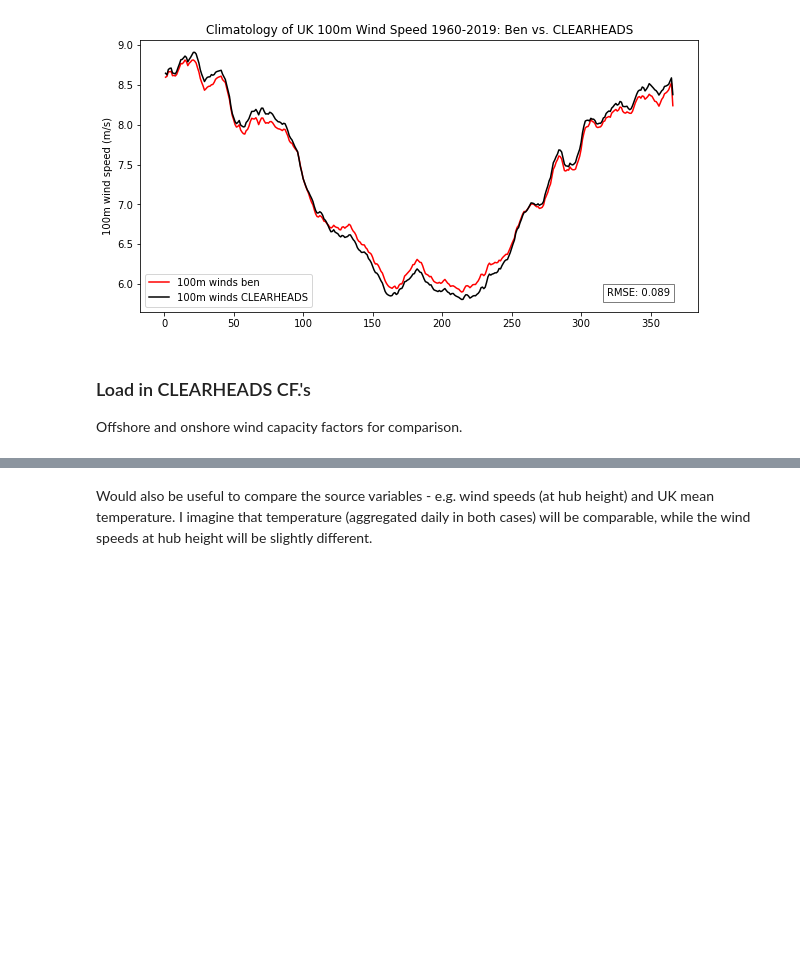
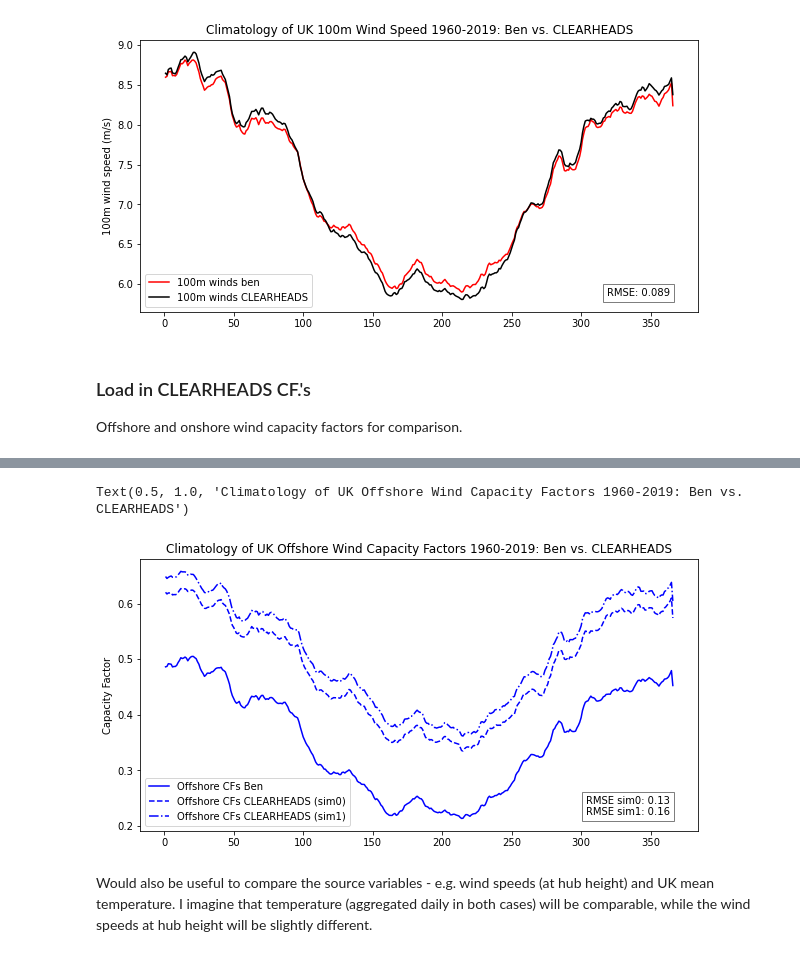
Before and after one commit to benhutchmet/unseen_multi_year, a Jupyter notebook: obs_wind_demand.ipynb, the cells around one changed output, grey strips where cells are left out. Cells and saved outputs as stored; diff of their text form; code cells hidden in the pictures; blank space fills up the shorter version.

```diff
--- a/obs_wind_demand.ipynb
+++ b/obs_wind_demand.ipynb
@@ -476,3 +578,43 @@ Text(0.5, 1.0, 'Climatology of UK Wind Capacity Factors 1960-2019: Ben vs. Hanna
+# %%
+# set up the figure
+fig, ax = plt.subplots(figsize=(10, 5))
+
+# plot the united kingdom capacity factors
+# plt.plot(climatology_full.index, climatology_full["obs_cfs_ons"], label="Onshore CFs Ben", color="orange")
+plt.plot(climatology_full.index, climatology_full["obs_cfs_ofs"], label="Offshore CFs Ben", color="blue")
+plt.plot(climatology_dfs[0].index, climatology_dfs[0]["UK"], label="Offshore CFs CLEARHEADS (sim0)", color="blue", linestyle="--")
+plt.plot(climatology_dfs[1].index, climatology_dfs[1]["UK"], label="Offshore CFs CLEARHEADS (sim1)", color="blue", linestyle="-.")
+# plt.plot(climatology_dfs[2].index, climatology_dfs[2]["UK"], label="Onshore CFs CLEARHEADS (sim0)", color="orange", linestyle="--")
+# plt.plot(climatology_dfs[3].index, climatology_dfs[3]["UK"], label="Onshore CFs CLEARHEADS (sim1)", color="orange", linestyle="-.")
+
+# plt.plot(climatology_full.index, climatology_full["United_Kingdom_wind_cf_ch"], label="CFs Hannah", color="black")
+
+# calculate the rmse
+rmse_sim0 = np.sqrt(np.mean((climatology_full["obs_cfs_ofs"] - climatology_dfs[0]["UK"])**2))
+rmse_sim1 = np.sqrt(np.mean((climatology_full["obs_cfs_ofs"] - climatology_dfs[1]["UK"])**2))
+
+# ylabels
+plt.ylabel("Capacity Factor")
+
+# legend
+plt.legend()
+
+plt.text(
+    0.95,
+    0.05,
+    f"RMSE sim0: {rmse_sim0:.2}\nRMSE sim1: {rmse_sim1:.2}",
+    verticalalignment="bottom",
+    horizontalalignment="right",
+    transform=ax.transAxes,
+    fontsize=10,
+    bbox=dict(facecolor="white", alpha=0.5)
+    )
+
+# title
+plt.title("Climatology of UK Offshore Wind Capacity Factors 1960-2019: Ben vs. CLEARHEADS")
+# %% [output]
+Text(0.5, 1.0, 'Climatology of UK Offshore Wind Capacity Factors 1960-2019: Ben vs. CLEARHEADS')
+[figure, added]
 # %% [markdown]
 Would also be useful to compare the source variables - e.g. wind speeds (at hub height) and UK mean temperature. I imagine that temperature (aggregated daily in both cases) will be comparable, while the wind speeds at hub height will be slightly different.
 # %% [markdown]
```
Also changed, not shown: parts of 3 cells of this notebook, 1 other file.
